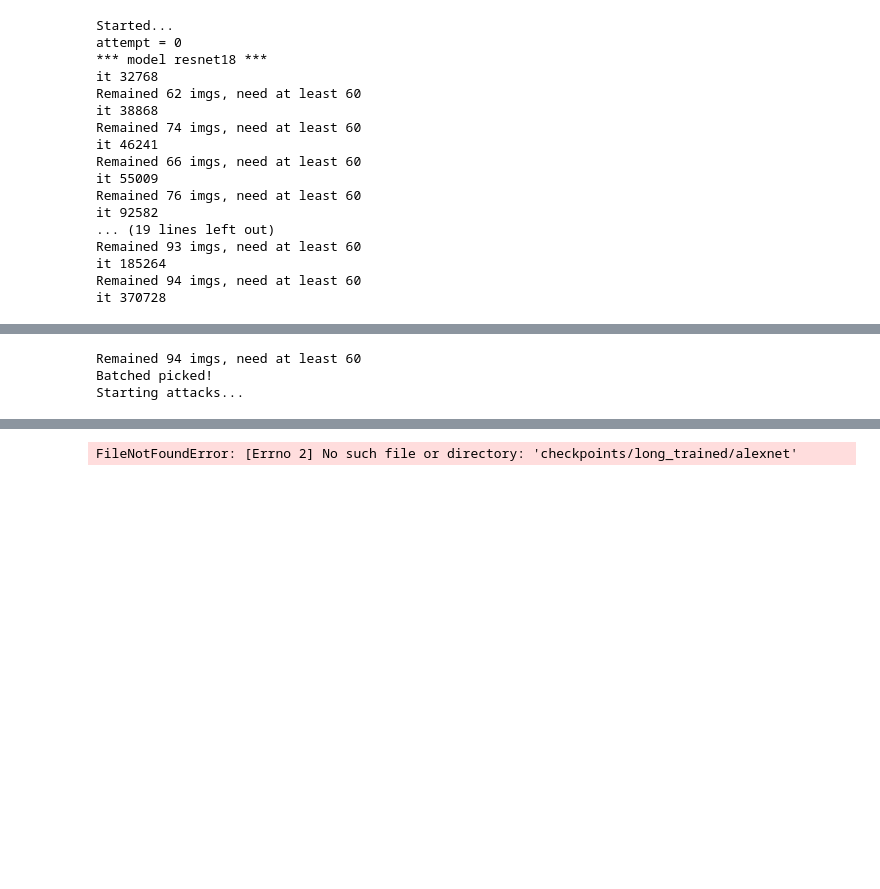
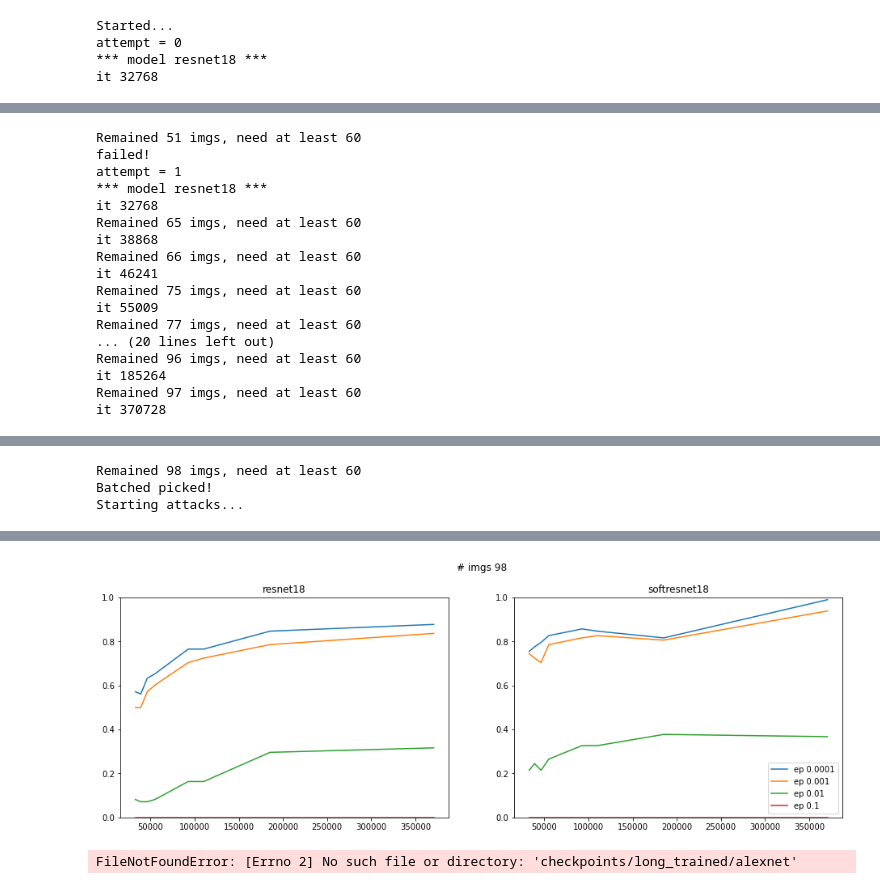
Before and after one commit to nadiiach/adversarial_research, a Jupyter notebook: testing.ipynb, the cells around one changed output, grey strips where cells are left out. Drawn from its saved outputs; the diff is of its cells as text; code cells hidden in the pictures; blank space fills up the shorter version.

```diff
--- a/testing.ipynb
+++ b/testing.ipynb
@@ -137,8 +137,8 @@ for i, mod in enumerate(models):
     ax.set_title(mod)
     for j, ep in enumerate(epsilons):
         ax.plot(iters, [x[j] for x in accs], label="ep {}".format(ep))
-
-plt.ylim(top=1.0)
+        ax.set_ylim([0, 1])
+#plt.ylim(top=1.0)
 plt.legend()
 plt.show()
 plt.close()
@@ -151,16 +151,3 @@ Started...
 attempt = 0
 *** model resnet18 ***
 it 32768
-Remained 62 imgs, need at least 60
-it 38868
-Remained 74 imgs, need at least 60
-it 46241
-Remained 66 imgs, need at least 60
-it 55009
-Remained 76 imgs, need at least 60
-it 92582
-... (19 lines left out)
-Remained 93 imgs, need at least 60
-it 185264
-Remained 94 imgs, need at least 60
-it 370728
@@ -168,3 +158,17 @@ it 370728
-Remained 94 imgs, need at least 60
-Batched picked!
-Starting attacks...
+Remained 51 imgs, need at least 60
+failed!
+attempt = 1
+*** model resnet18 ***
+it 32768
+Remained 65 imgs, need at least 60
+it 38868
+Remained 66 imgs, need at least 60
+it 46241
+Remained 75 imgs, need at least 60
+it 55009
+Remained 77 imgs, need at least 60
+... (20 lines left out)
+Remained 96 imgs, need at least 60
+it 185264
+Remained 97 imgs, need at least 60
+it 370728
@@ -187,0 +176,3 @@ Starting PGD
+Remained 98 imgs, need at least 60
+Batched picked!
+Starting attacks...
@@ -188,3 +196,4 @@ Starting PGD
+[figure, added]
 # %%
 ll1 = list_dirs("softresnet18")
 ll2 = list_dirs("softalexnet")
```
Also changed, not shown: parts of 1 cell of this notebook, 1 other file.
